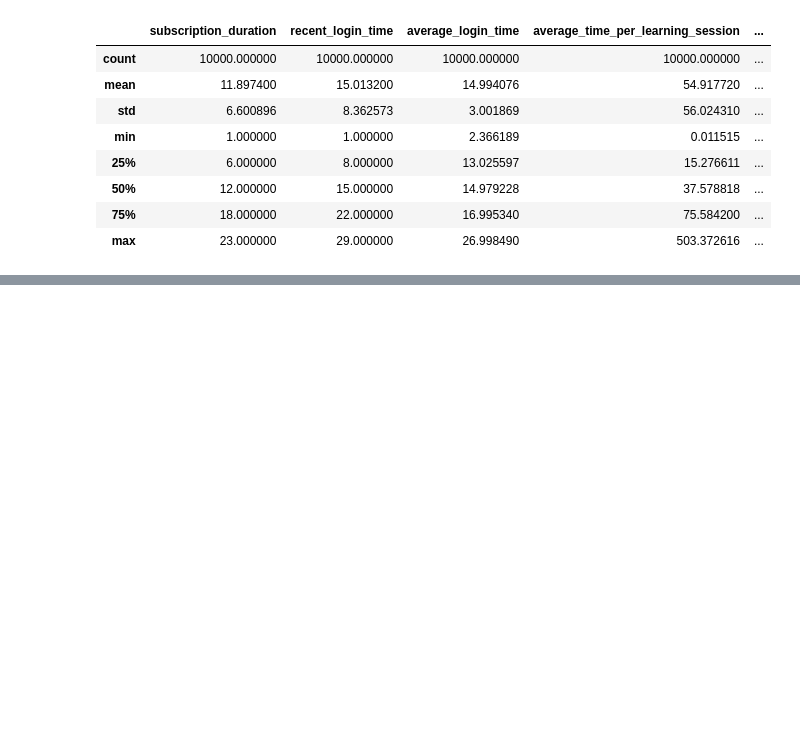
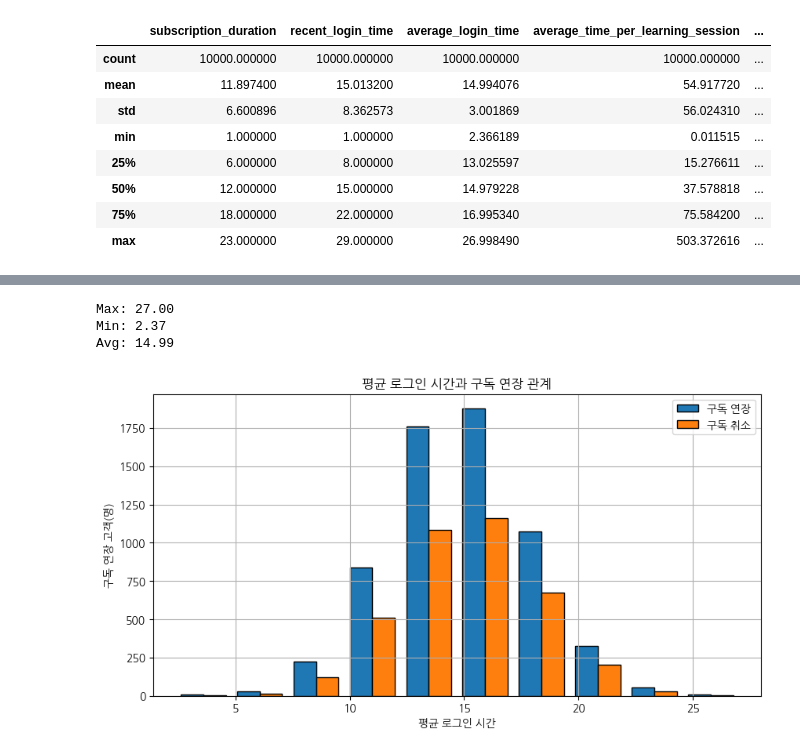
Before and after one commit to HEOSEUNGHEE/wassup3, a Jupyter notebook: 05_Data_Analysis/DA_Mini_Project.ipynb, the cells around one changed output, grey strips where cells are left out. Cells and saved outputs as stored; diff of their text form; code cells hidden in the pictures; blank space fills up the shorter version.

```diff
--- a/05_Data_Analysis/DA_Mini_Project.ipynb
+++ b/05_Data_Analysis/DA_Mini_Project.ipynb
@@ -80,0 +233,3 @@ mini_data.describe(include='all')
+# %%
+avg_login_time_target = data[['average_login_time', '구독 연장 여부']]
+avg_login_time_target
@@ -80,0 +250,30 @@ mini_data.describe(include='all')
+# %%
+max_value = data['average_login_time'].max()
+min_value = data['average_login_time'].min()
+avg_value = data['average_login_time'].mean()
+print(f"Max: {max_value:.2f}")
+print(f"Min: {min_value:.2f}")
+print(f"Avg: {avg_value:.2f}")
+# %% [output]
+Max: 27.00
+Min: 2.37
+Avg: 14.99
+# %%
+# 히스토그램 그래프로 평균 로그인 시간과 구독 연장 고객수의 관계가 있는지 확인
+target_y_df = avg_login_time_target[avg_login_time_target['구독 연장 여부'] == '구독 연장']
+target_n_df = avg_login_time_target[avg_login_time_target['구독 연장 여부'] == '구독 취소']
+
+plt.figure(figsize=(10, 5))  # 그림 크기 설정
+plt.hist([target_y_df['average_login_time'],
+          target_n_df['average_login_time']],
+          bins=10,
+          edgecolor='black',
+          label=['구독 연장', '구독 취소'])  # 히스토그램 그리기
+plt.title('평균 로그인 시간과 구독 연장 관계')  # 그래프 제목 설정
+plt.xlabel('평균 로그인 시간')  # x축 레이블 설정
+plt.ylabel('구독 연장 고객(명)')  # y축 레이블 설정
+plt.grid(True)  # 그리드 표시
+plt.legend()
+plt.show()
+# %% [output]
+[figure, added]
```
Also changed, not shown: parts of 38 cells of this notebook, 5 other files.
